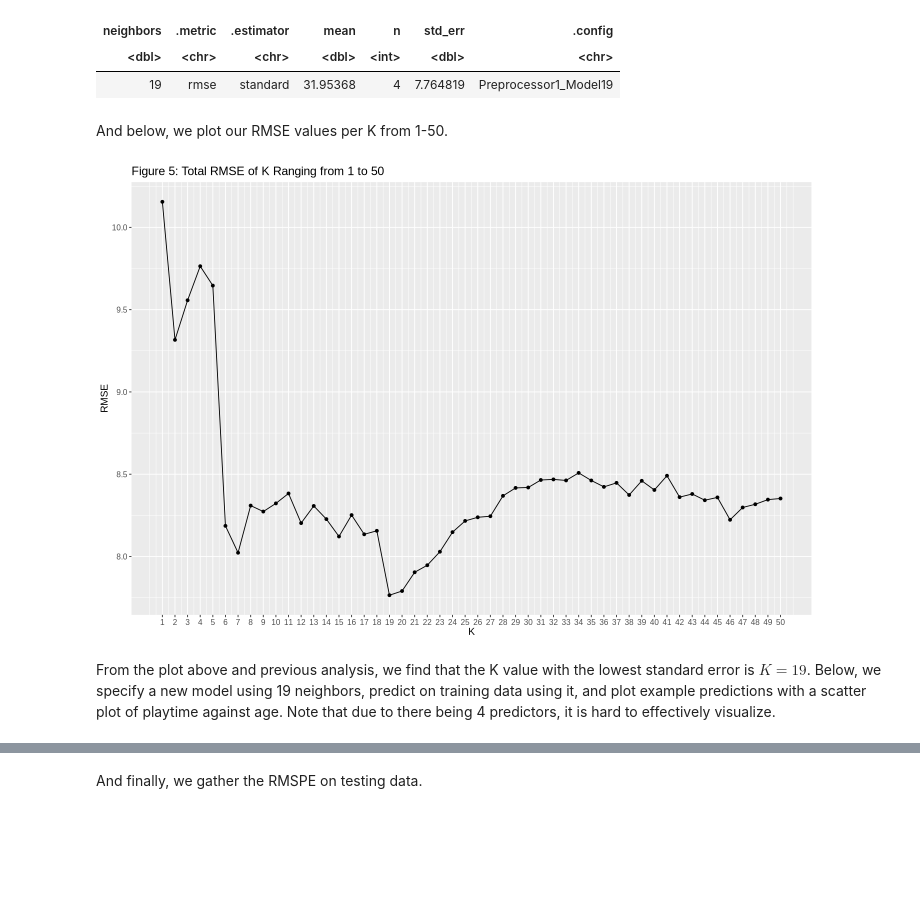
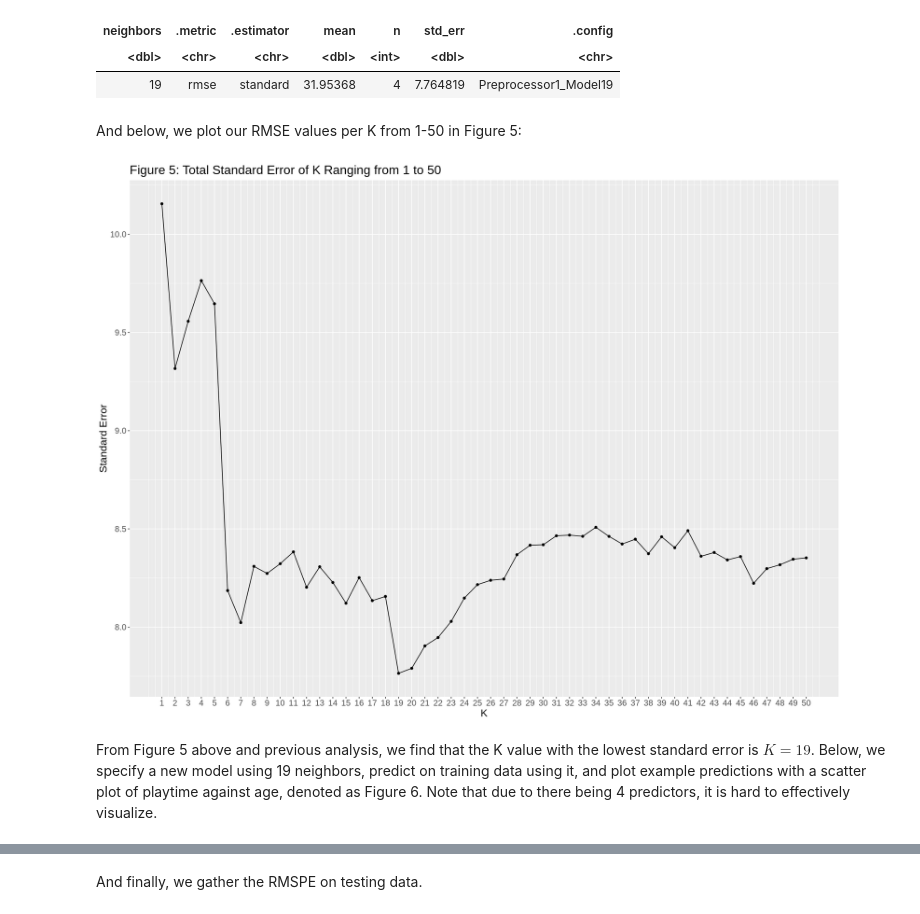
Before and after one commit to nesteagle/DSCI100-Project, a Jupyter notebook: report/report.ipynb, the cells around one changed output, grey strips where cells are left out. Drawn from its saved outputs; the diff is of its cells as text; code cells hidden in the pictures; blank space fills up the shorter version.

```diff
--- a/report/report.ipynb
+++ b/report/report.ipynb
@@ -243,21 +247,22 @@ A tibble: 1 × 7
 | <dbl> | <chr> | <chr> | <dbl> | <int> | <dbl> | <chr> |
 | 19 | rmse | standard | 31.95368 | 4 | 7.764819 | Preprocessor1_Model19 |
 # %% [markdown]
-And below, we plot our RMSE values per K from 1-50.
+And below, we plot our RMSE values per K from 1-50 in Figure 5:
 # %%
+options(repr.plot.width = 16, repr.plot.height = 12)
 rmse_plot <- players_results |>
     ggplot(aes(x = neighbors, y = std_err)) +
     geom_point() +
     geom_line () +
     labs(x = "K", y = "Standard Error", title = "Figure 5: Total Standard Error of K Ranging from 1 to 50") +
     scale_x_continuous(breaks = 1:50) +
-    theme(text = element_text(size = 12))
+    theme(text = element_text(size = 16))
 
 rmse_plot
 # %% [output]
-[figure, old version]
+[figure, new version]
 # %% [markdown]
-From the plot above and previous analysis, we find that the K value with the lowest standard error is $K=19$. Below, we specify a new model using 19 neighbors, predict on training data using it, and plot example predictions with a scatter plot of playtime against age. Note that due to there being 4 predictors, it is hard to effectively visualize.
+From Figure 5 above and previous analysis, we find that the K value with the lowest standard error is $K=19$. Below, we specify a new model using 19 neighbors, predict on training data using it, and plot example predictions with a scatter plot of playtime against age, denoted as Figure 6. Note that due to there being 4 predictors, it is hard to effectively visualize.
 # %%
 set.seed(2026)
 
```
Also changed, not shown: parts of 7 cells of this notebook.
